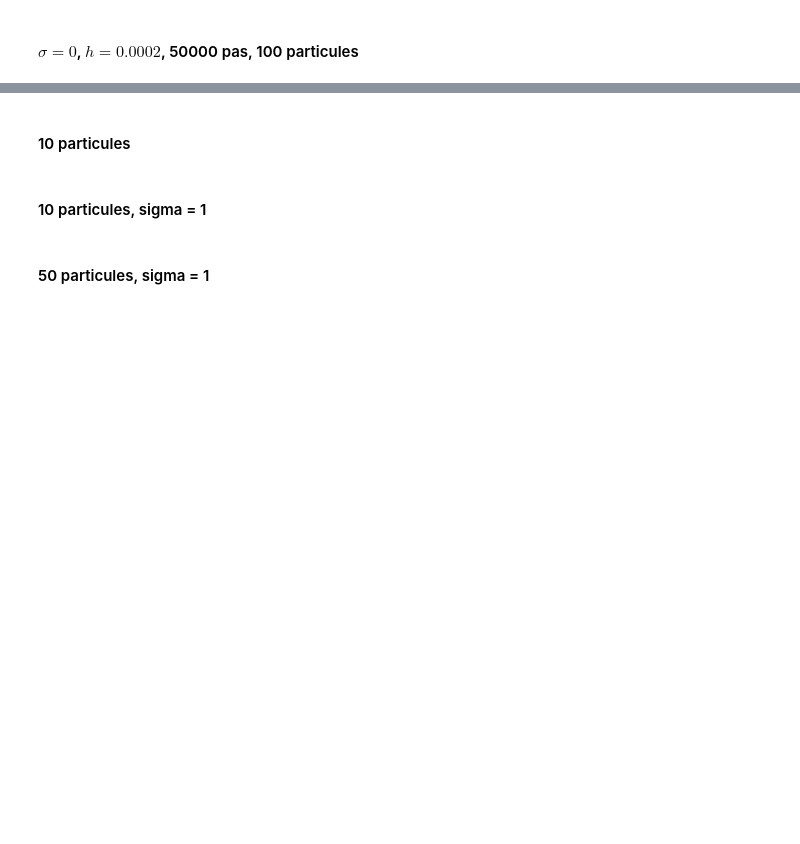
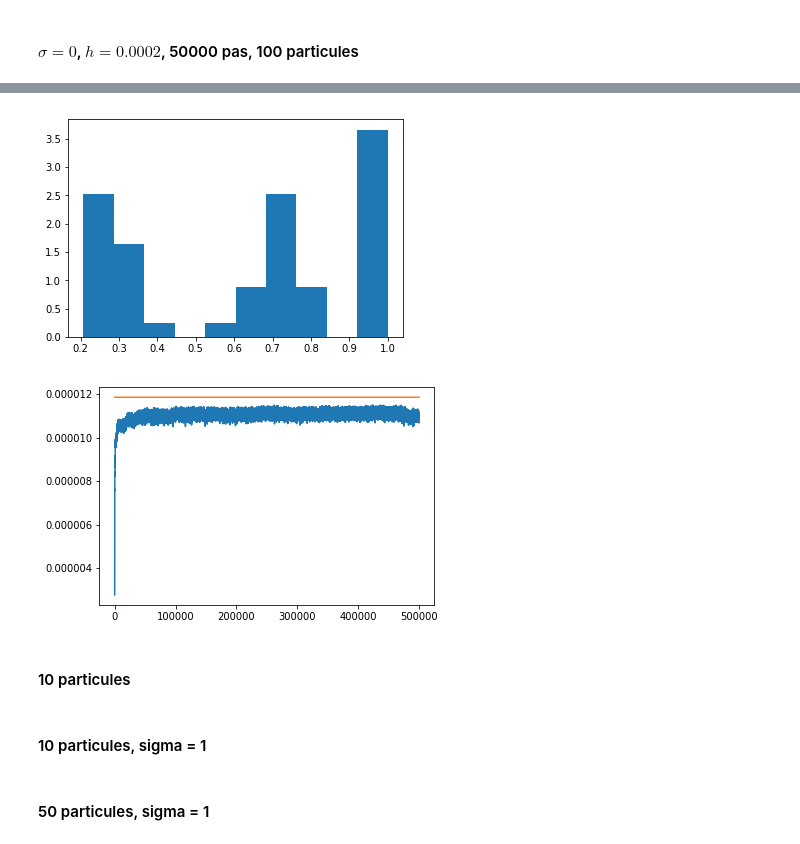
Before and after one commit to helferchichi/stage-M1, a Jupyter notebook: cubic optimal design .ipynb, the cells around one changed output, grey strips where cells are left out. Cells and saved outputs as stored; diff of their text form; code cells hidden in the pictures; blank space fills up the shorter version.

```diff
--- a/cubic optimal design .ipynb
+++ b/cubic optimal design .ipynb
@@ -62,3 +120,19 @@ plt.show()
+# %%
+nt = 500000
+h= 0.01
+sigma = 0.025 # mettre sigma à 0 pour ne pas ajouter d'entropie
+alpha = 0 # mettre à 0 pour ne pas ajouter de birth death
+ro = np.linspace(0,1,100)
+M, invM = Mro(ro,f)
+rof1, val_list1 = flow(ro, f, df, h, nt, sigma, alpha)
+plt.hist(rof1, bins=10, density=True)
+plt.show()
+plt.plot(np.arange(nt), val_list1)
+plt.plot(np.arange(nt), opt + 0 * np.arange(nt))
+plt.show()
+# %% [output]
+[figure, added]
+[figure, added]
 # %% [markdown]
 #### 10 particules
 # %%
```
Also changed, not shown: parts of 2 cells of this notebook.
